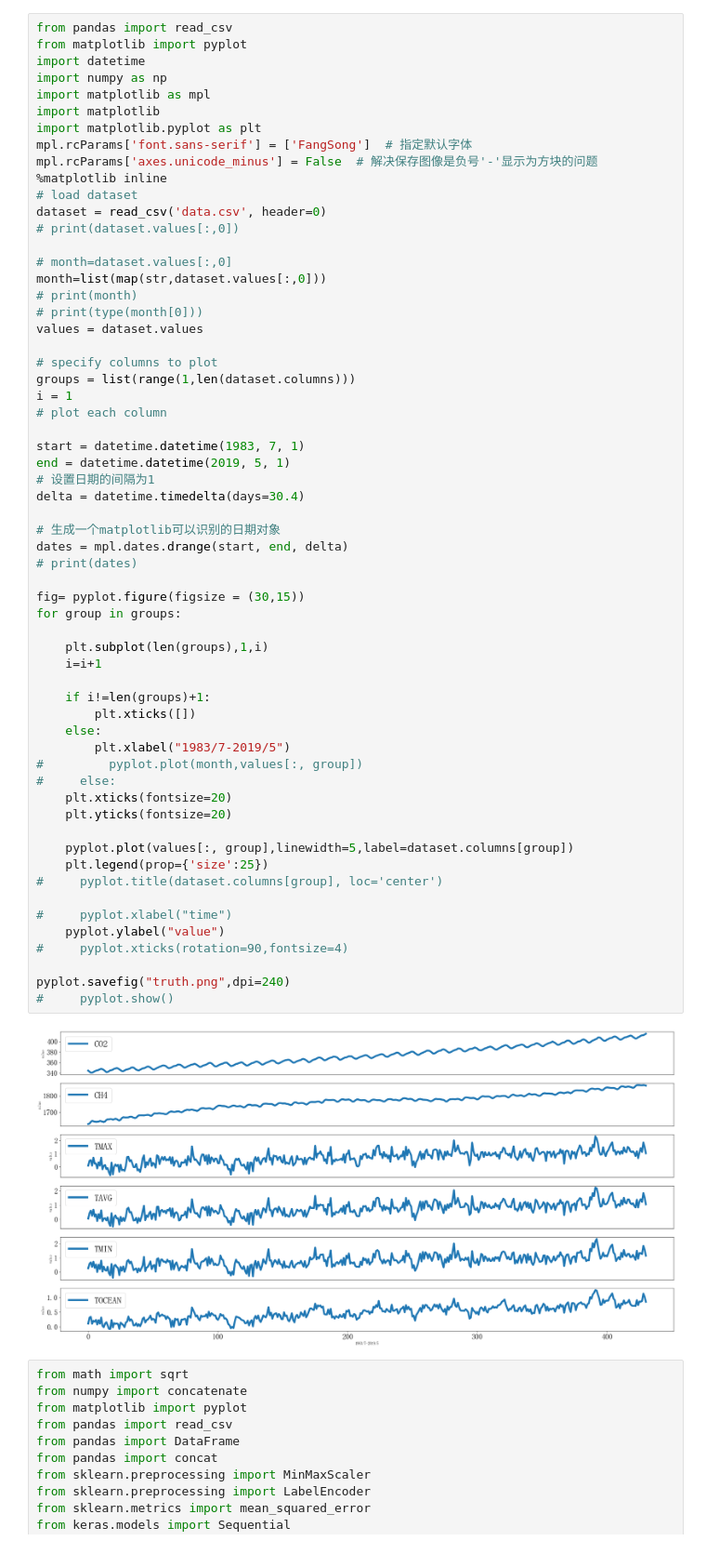
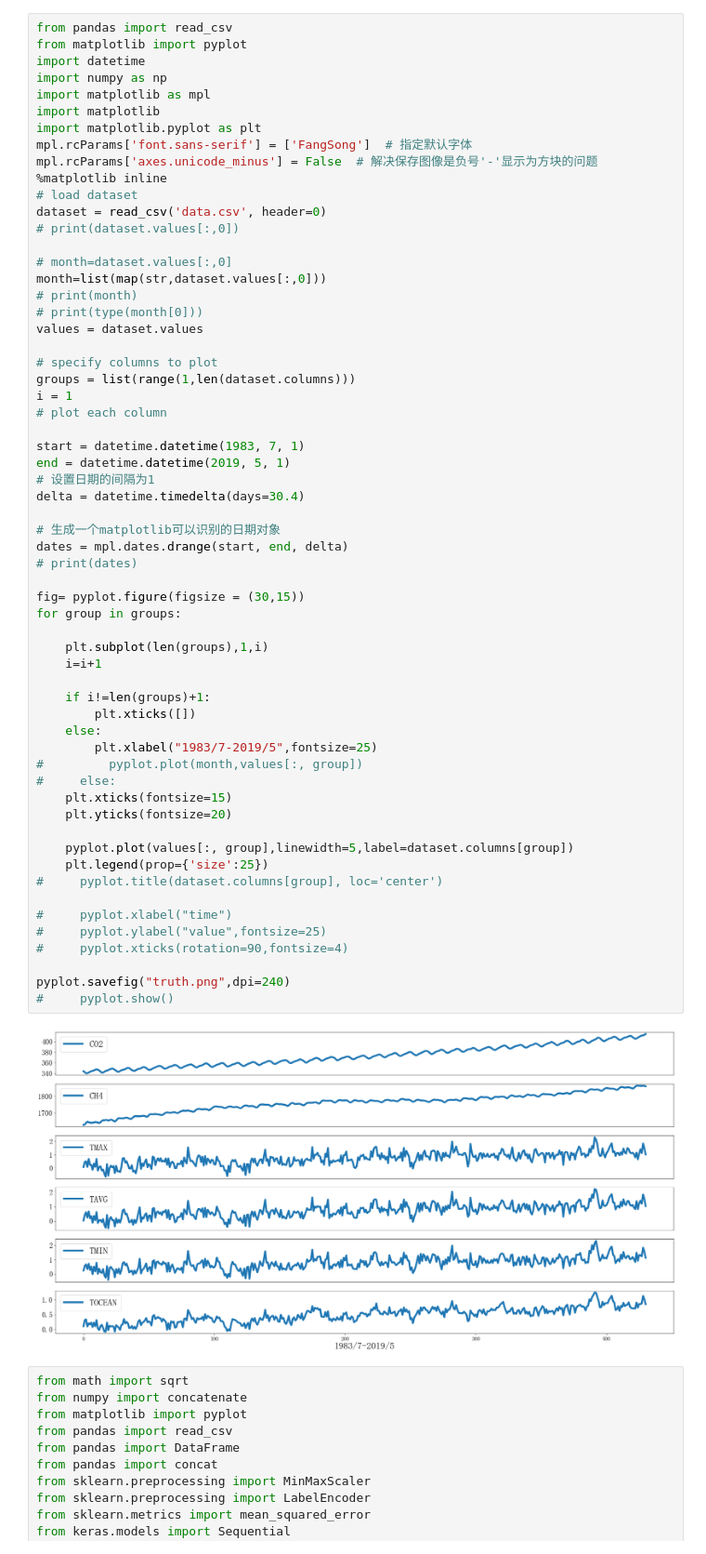
Before and after one commit to WPKENAN/shumo, a Jupyter notebook: pro2/多周期.ipynb, the cells around one changed output. Shown at 93% size. Drawn from its saved outputs; the diff is of its cells as text.

```diff
--- a/pro2/多周期.ipynb
+++ b/pro2/多周期.ipynb
@@ -29,37 +29,37 @@ end = datetime.datetime(2019, 5, 1)
 # 设置日期的间隔为1
 delta = datetime.timedelta(days=30.4)
 
 # 生成一个matplotlib可以识别的日期对象
 dates = mpl.dates.drange(start, end, delta)
 # print(dates)
 
 fig= pyplot.figure(figsize = (30,15))
 for group in groups:
 
     plt.subplot(len(groups),1,i)
     i=i+1
 
     if i!=len(groups)+1:
         plt.xticks([])
     else:
-        plt.xlabel("1983/7-2019/5")
+        plt.xlabel("1983/7-2019/5",fontsize=25)
 #         pyplot.plot(month,values[:, group])
 #     else:
-    plt.xticks(fontsize=20)
+    plt.xticks(fontsize=15)
     plt.yticks(fontsize=20)
 
     pyplot.plot(values[:, group],linewidth=5,label=dataset.columns[group])
     plt.legend(prop={'size':25})
 #     pyplot.title(dataset.columns[group], loc='center')
 
 #     pyplot.xlabel("time")
-    pyplot.ylabel("value")
+#     pyplot.ylabel("value",fontsize=25)
 #     pyplot.xticks(rotation=90,fontsize=4)
 
 pyplot.savefig("truth.png",dpi=240)
 #     pyplot.show()
 # %% [output]
-[figure, old version]
+[figure, new version]
 # %%
 from math import sqrt
 from numpy import concatenate
```
Also changed, not shown: 1 other file.
